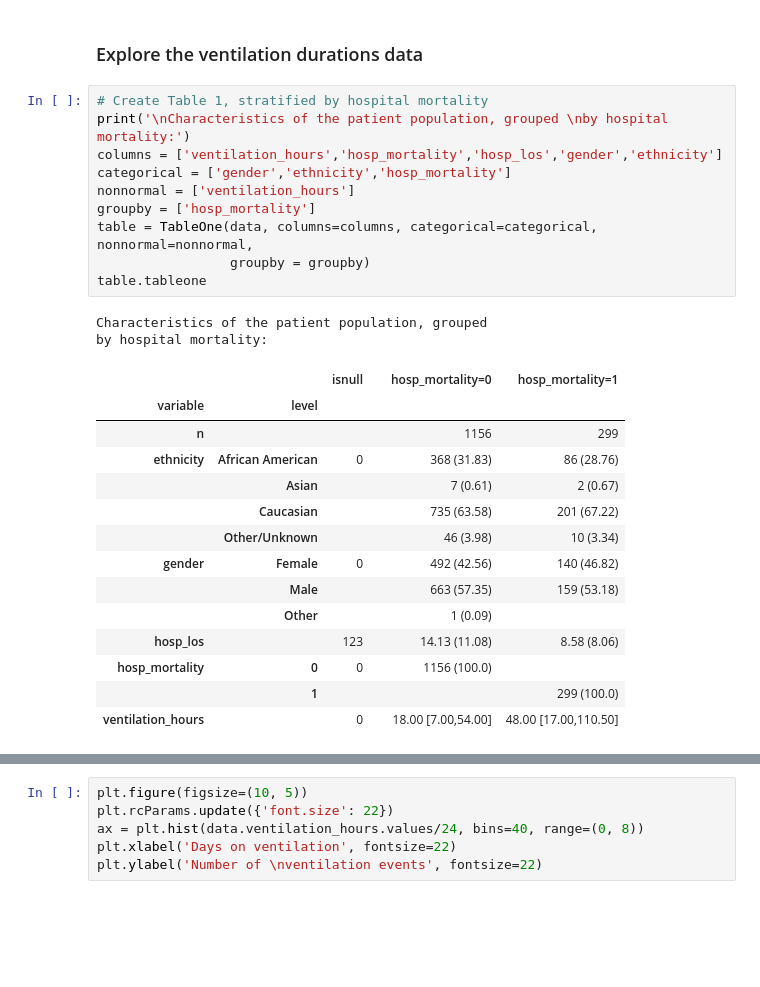
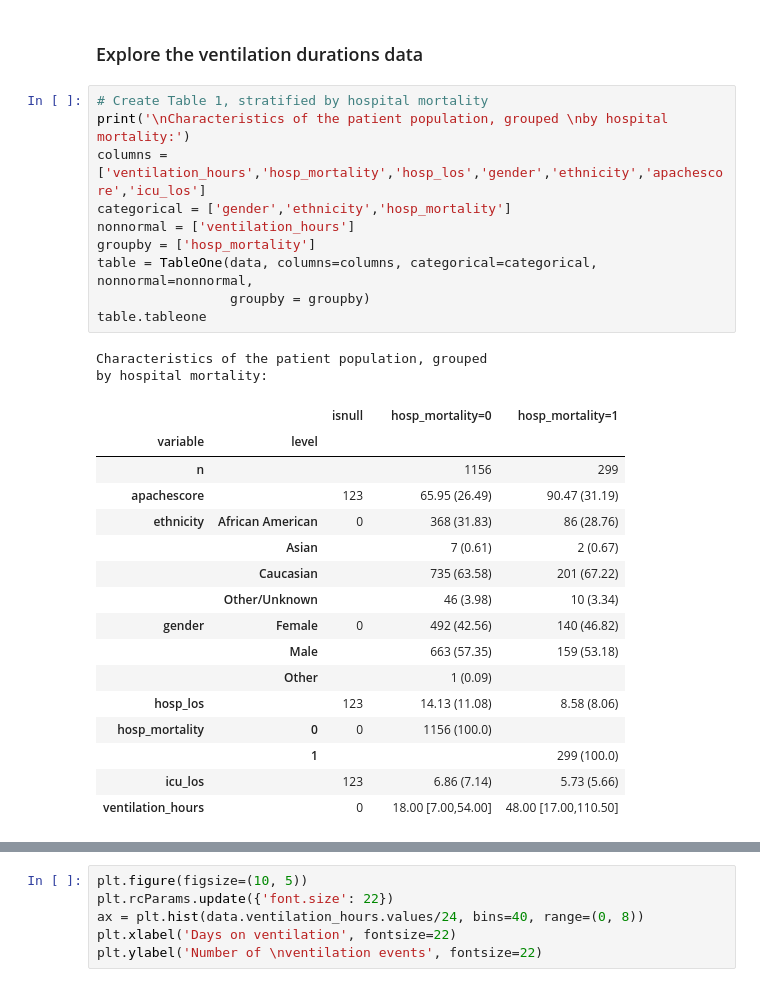
Before and after one commit to alistairewj/pao2-fio2-prediction, a Jupyter notebook: ventduration/ventilation-durations.ipynb, the cells around one changed output, grey strips where cells are left out. Cells and saved outputs as stored; diff of their text form; blank space fills up the shorter version.

Commit message:
add apachescore, iculos

```diff
--- a/ventduration/ventilation-durations.ipynb
+++ b/ventduration/ventilation-durations.ipynb
@@ -105,19 +106,20 @@ data[data.hosp_mortality ==1].head()
 # %%
 # Create Table 1, stratified by hospital mortality
 print('\nCharacteristics of the patient population, grouped \nby hospital mortality:')
-columns = ['ventilation_hours','hosp_mortality','hosp_los','gender','ethnicity']
+columns = ['ventilation_hours','hosp_mortality','hosp_los','gender','ethnicity','apachescore','icu_los']
 categorical = ['gender','ethnicity','hosp_mortality']
 nonnormal = ['ventilation_hours']
 groupby = ['hosp_mortality']
 table = TableOne(data, columns=columns, categorical=categorical, nonnormal=nonnormal,
                  groupby = groupby)
 table.tableone
 # %% [output]
 Characteristics of the patient population, grouped
 by hospital mortality:
 |  |  | isnull |  | hosp_mortality=0 | hosp_mortality=1 |
 | variable | level |  |  |  |  |
 | n |  |  |  | 1156 | 299 |
+| apachescore |  | 123 |  | 65.95 (26.49) | 90.47 (31.19) |
 | ethnicity | African American | 0 |  | 368 (31.83) | 86 (28.76) |
 |  | Asian |  |  | 7 (0.61) | 2 (0.67) |
 |  | Caucasian |  |  | 735 (63.58) | 201 (67.22) |
@@ -128,6 +130,7 @@ by hospital mortality:
 | hosp_los |  | 123 |  | 14.13 (11.08) | 8.58 (8.06) |
 | hosp_mortality | 0 | 0 |  | 1156 (100.0) |  |
 |  | 1 |  |  |  | 299 (100.0) |
+| icu_los |  | 123 |  | 6.86 (7.14) | 5.73 (5.66) |
 | ventilation_hours |  | 0 |  | 18.00 [7.00,54.00] | 48.00 [17.00,110.50] |
 # %%
 # Create Table 1, stratified by hospital mortality
```
Also changed, not shown: parts of 3 cells of this notebook.
